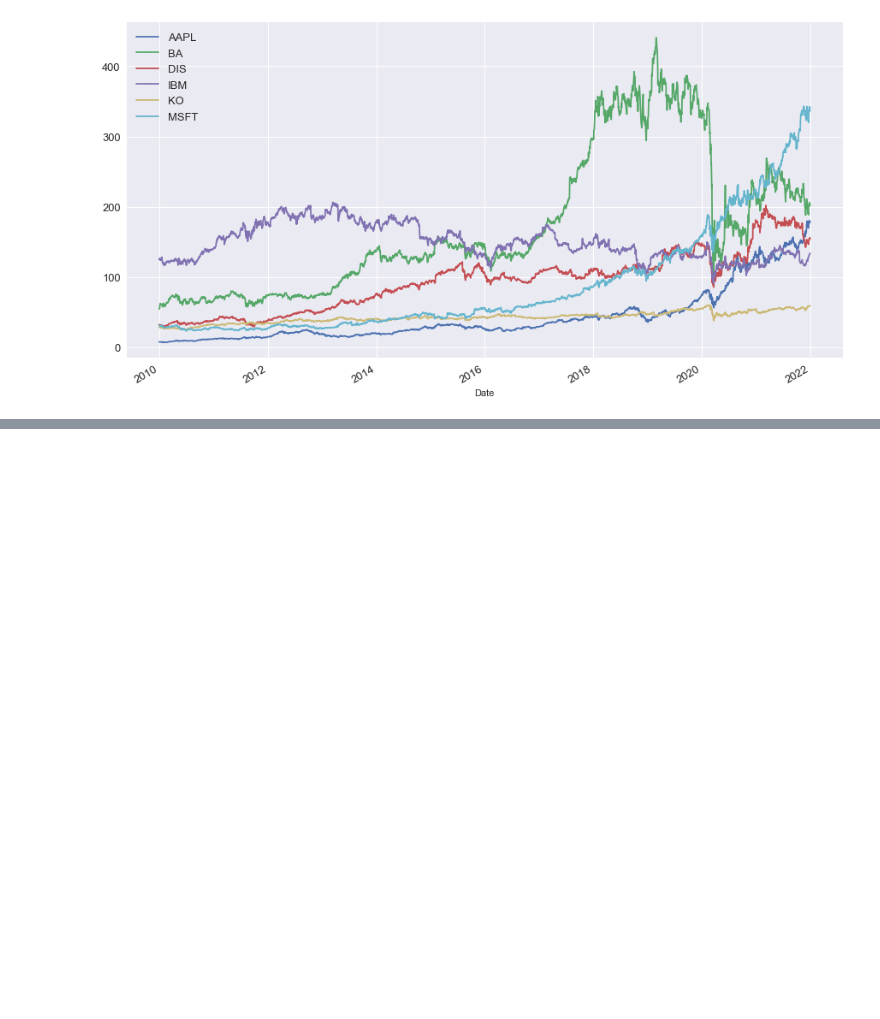
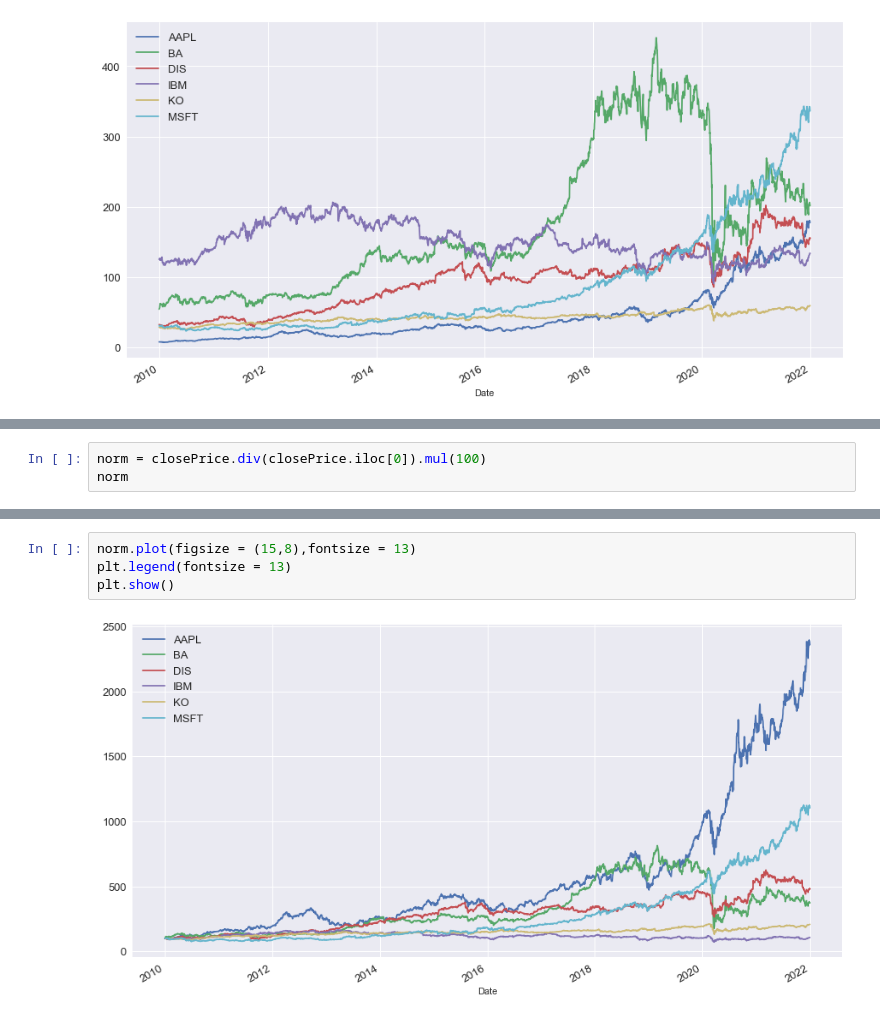
Before and after one commit to amarendra-singh/FinancePython, a Jupyter notebook: yFinance.ipynb, the cells around one changed output, grey strips where cells are left out. Drawn from its saved outputs; the diff is of its cells as text; blank space fills up the shorter version.

```diff
--- a/yFinance.ipynb
+++ b/yFinance.ipynb
@@ -183,0 +127,3 @@ plt.show()
+# %%
+norm = closePrice.div(closePrice.iloc[0]).mul(100)
+norm
@@ -183,0 +145,6 @@ plt.show()
+# %%
+norm.plot(figsize = (15,8),fontsize = 13)
+plt.legend(fontsize = 13)
+plt.show()
+# %% [output]
+[figure, added]
```
Also changed, not shown: parts of 16 cells of this notebook, 2 other files.
